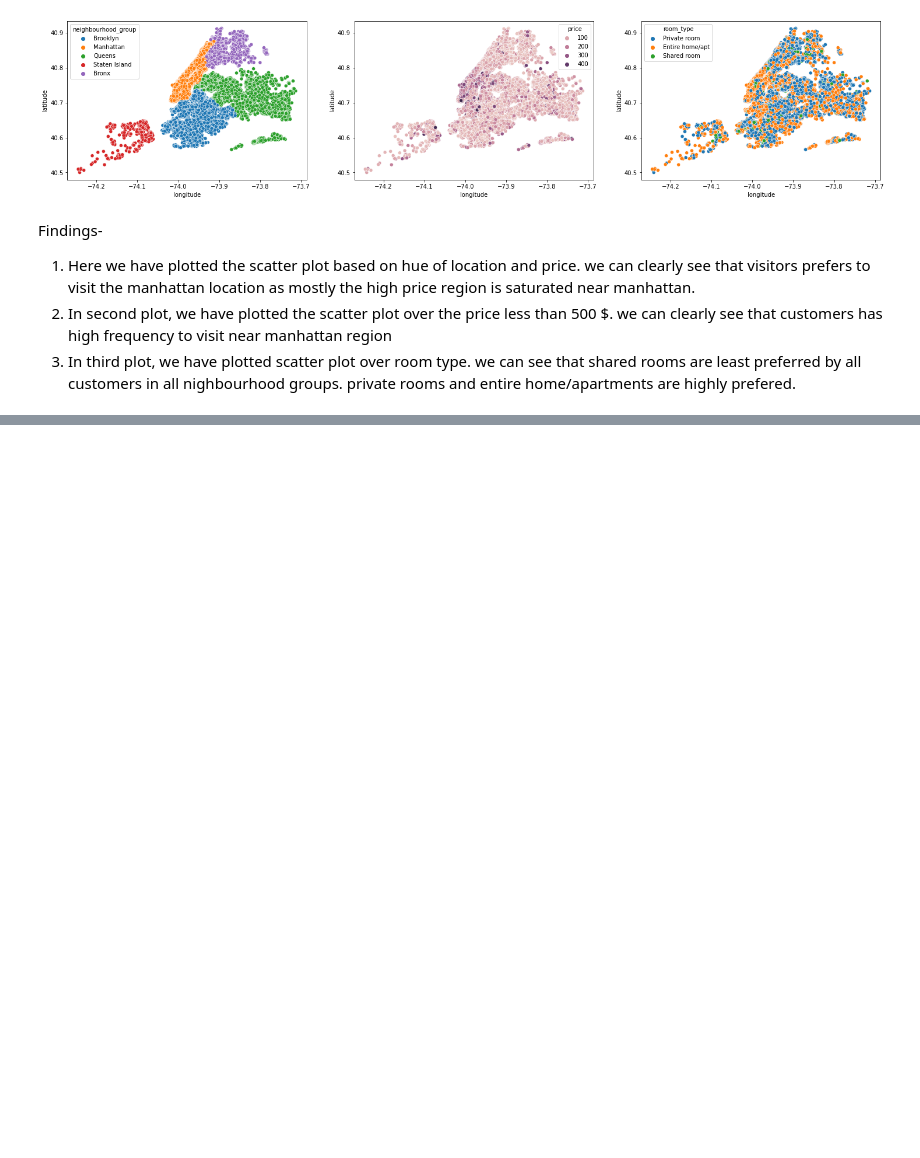
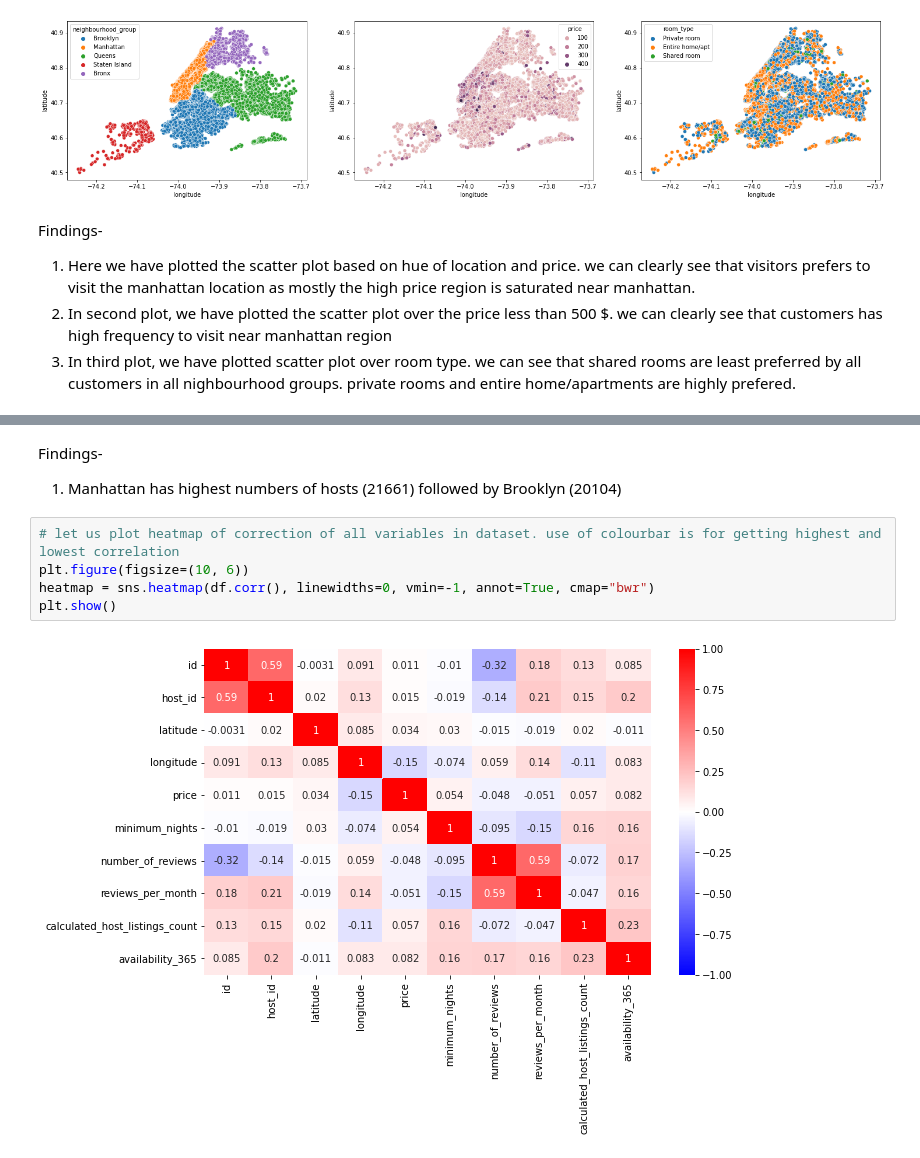
Before and after one commit to pankaj-beldar/Capstone_Project01_Airbnb_Booking_Analysis, a Jupyter notebook: PRB_Indivisual_Nootbook_Airbnb_Booking_Analysis_EDA.ipynb, the cells around one changed output, grey strips where cells are left out. Cells and saved outputs as stored; diff of their text form; blank space fills up the shorter version.

```diff
--- a/PRB_Indivisual_Nootbook_Airbnb_Booking_Analysis_EDA.ipynb
+++ b/PRB_Indivisual_Nootbook_Airbnb_Booking_Analysis_EDA.ipynb
@@ -306,0 +356,10 @@ Findings-
+# %% [markdown]
+Findings-
+1. Manhattan has highest numbers of hosts (21661) followed by Brooklyn       (20104)
+# %%
+# let us plot heatmap of correction of all variables in dataset. use of colourbar is for getting highest and lowest correlation
+plt.figure(figsize=(10, 6))
+heatmap = sns.heatmap(df.corr(), linewidths=0, vmin=-1, annot=True, cmap="bwr")
+plt.show()
+# %% [output]
+[figure, added]
```
Also changed, not shown: parts of 7 cells of this notebook.
